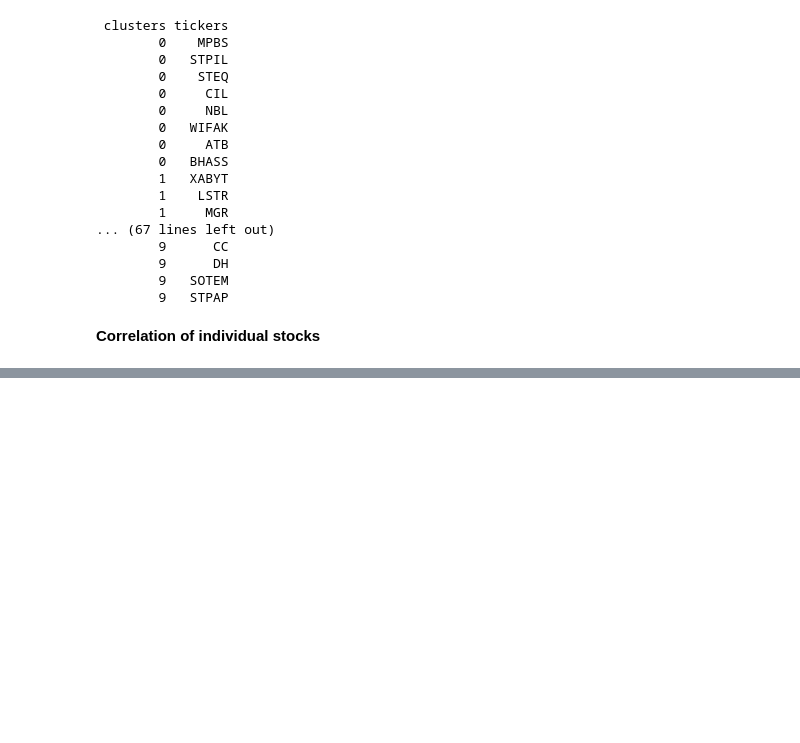
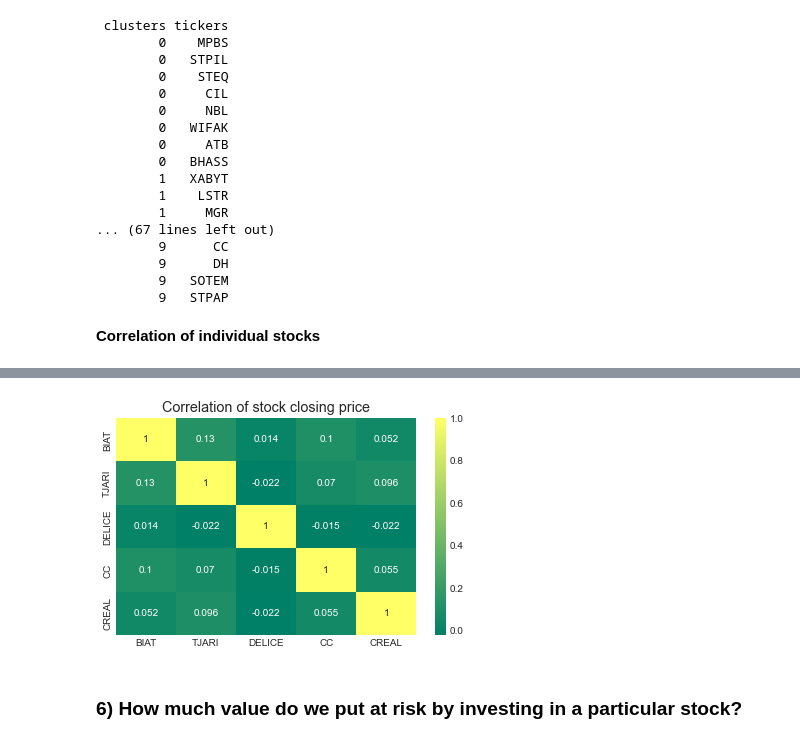
Before and after one commit to azizamari/tunisian_stock_market, a Jupyter notebook: data_analysis.ipynb, the cells around one changed output, grey strips where cells are left out. Saved outputs shown, nothing was run; the diff lists cells and outputs as text; code cells hidden in the pictures; blank space fills up the shorter version.

```diff
--- a/data_analysis.ipynb
+++ b/data_analysis.ipynb
@@ -407,0 +437,8 @@ print(results.to_string(index=False))
+# %%
+sns.heatmap(comps.corr(), annot=True, cmap='summer')
+plt.title('Correlation of stock closing price')
+plt.savefig('figures/correlation_heatmap.jpg', dpi=300)
+# %% [output]
+[figure, added]
+# %% [markdown]
+### 6) How much value do we put at risk by investing in a particular stock?
```
Also changed, not shown: parts of 23 cells of this notebook, 4 other files.
